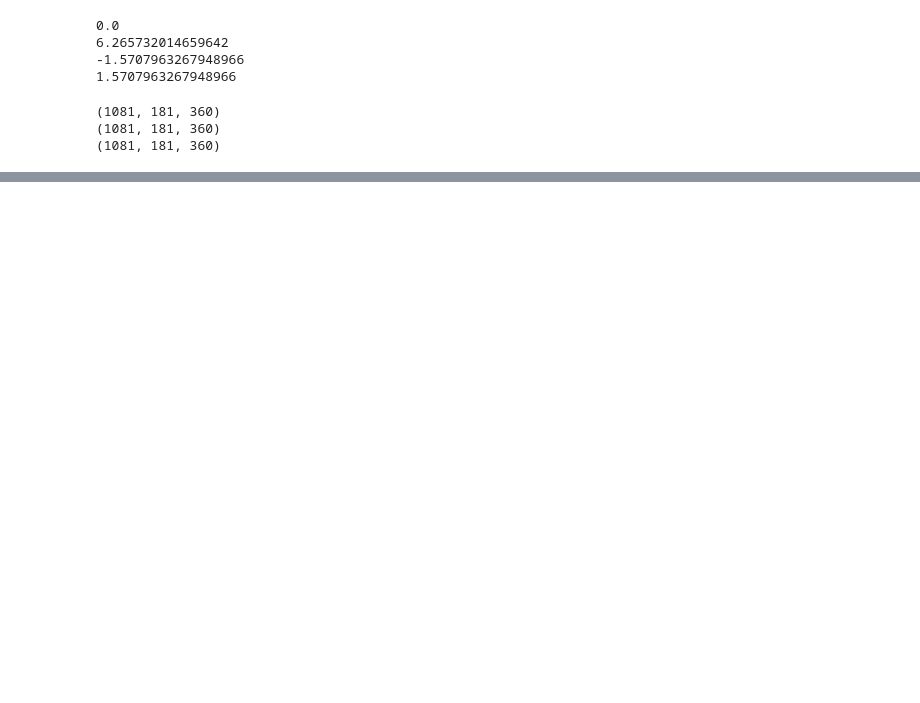
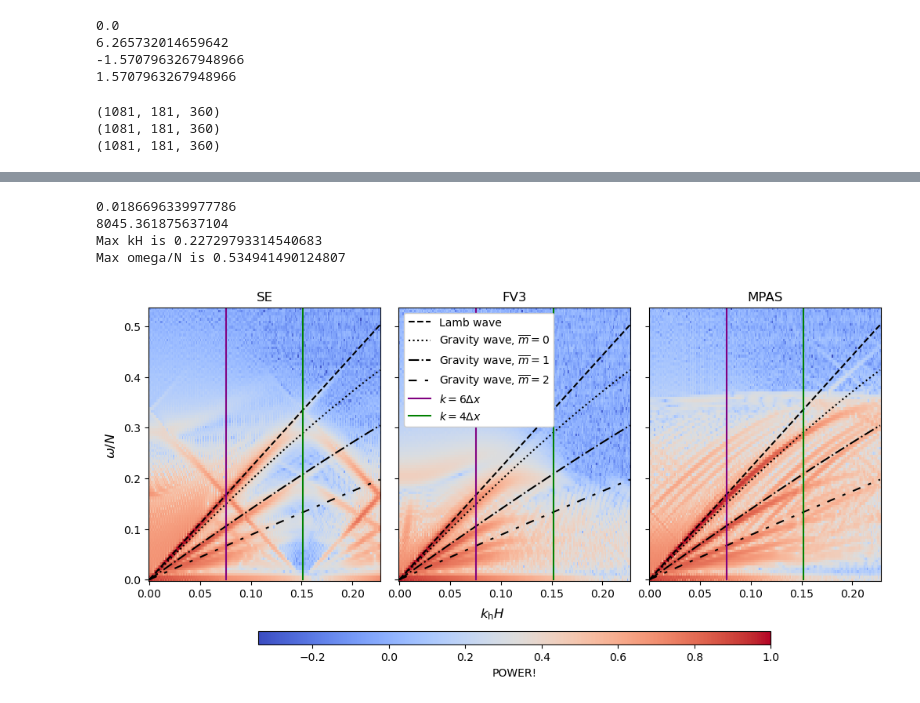
Before and after one commit to nick4cone/LambWavePaper, a Jupyter notebook: Analysis/wavenumber_frequency_plots.ipynb, the cells around one changed output, grey strips where cells are left out. Saved outputs shown, nothing was run; the diff lists cells and outputs as text; code cells hidden in the pictures; blank space fills up the shorter version.

```diff
--- a/Analysis/wavenumber_frequency_plots.ipynb
+++ b/Analysis/wavenumber_frequency_plots.ipynb
@@ -268,0 +308,58 @@ if save_the_fig:
+# %%
+# What about using a normalisation a la Vallis?
+
+print(N)
+print(H)
+
+fig, axes = plt.subplots(1,3, figsize=(10,5), constrained_layout=True, sharey=True)
+ax1, ax2, ax3 = axes
+plot1 = ax1.pcolormesh(K*H/1000, OMEGA/N, np.log(se_pow)/np.max(np.log(se_pow)), shading="nearest", cmap='coolwarm')
+plot2 = ax2.pcolormesh(K*H/1000, OMEGA/N, np.log(fv3_pow)/np.max(np.log(fv3_pow)), shading="nearest", cmap='coolwarm')
+plot3 = ax3.pcolormesh(K*H/1000, OMEGA/N, np.log(mpas_pow)/np.max(np.log(mpas_pow)), shading="nearest", cmap='coolwarm')
+
+
+ax1.set_title('SE')
+ax2.set_title('FV3')
+ax3.set_title('MPAS')
+
+# Add lines for expected
+ax1.plot(k_km_crop*H/1000, lamb_omega[k_inds]/N, label='Lamb wave', c='k', linestyle='--')
+ax1.plot(k_km_crop*H/1000, grav_m0_omega[k_inds]/N, label=r'Gravity wave, $\overline{m}=0$', c='k', linestyle=':')
+ax1.plot(k_km_crop*H/1000, grav_m1_omega[k_inds]/N, label=r'Gravity wave, $\overline{m}=1$',c='k', linestyle='-.')
+ax1.plot(k_km_crop*H/1000, grav_m2_omega[k_inds]/N, label=r'Gravity wave, $\overline{m}=2$',c='k', linestyle=(0, (5, 5, 2, 5)))
+ax1.plot(np.ones_like(omega_crop)*k_km_6dx*H/1000, omega_crop/N, c='purple')
+ax1.plot(np.ones_like(omega_crop)*k_km_4dx*H/1000, omega_crop/N, c='green')
+ax2.plot(k_km_crop*H/1000, lamb_omega[k_inds]/N, label='Lamb wave', c='k',linestyle='--')
+ax2.plot(k_km_crop*H/1000, grav_m0_omega[k_inds]/N, label=r'Gravity wave, $\overline{m}=0$',c='k', linestyle=':')
+ax2.plot(k_km_crop*H/1000, grav_m1_omega[k_inds]/N, label=r'Gravity wave, $\overline{m}=1$',c='k', linestyle='-.')
+ax2.plot(k_km_crop*H/1000, grav_m2_omega[k_inds]/N, label=r'Gravity wave, $\overline{m}=2$',c='k', linestyle=(0, (5, 5, 2, 5)))
+ax2.plot(np.ones_like(omega_crop)*k_km_6dx*H/1000, omega_crop/N, c='purple', label=r'$k=6\Delta x$')
+ax2.plot(np.ones_like(omega_crop)*k_km_4dx*H/1000, omega_crop/N, c='green', label=r'$k=4\Delta x$')
+ax3.plot(k_km_crop*H/1000, lamb_omega[k_inds]/N, label='Lamb wave', c='k',linestyle='--')
+ax3.plot(k_km_crop*H/1000, grav_m0_omega[k_inds]/N, label='Gravity wave, m=0',c='k', linestyle=':')
+ax3.plot(k_km_crop*H/1000, grav_m1_omega[k_inds]/N, label='Gravity wave, m=1',c='k', linestyle='-.')
+ax3.plot(k_km_crop*H/1000, grav_m2_omega[k_inds]/N, label='Gravity wave, m=2',c='k', linestyle=(0, (5, 5, 2, 5)))
+ax3.plot(np.ones_like(omega_crop)*k_km_6dx*H/1000, omega_crop/N, c='purple')
+ax3.plot(np.ones_like(omega_crop)*k_km_4dx*H/1000, omega_crop/N, c='green')
+ax2.legend(framealpha=1)
+
+cb = plt.colorbar(plot3, ax=axes, shrink=0.7, pad=0.1, aspect=40, location='bottom')
+cb.set_label(label=r"POWER!")
+
+fig.supxlabel(r'$k_{\text{h}} H$', y=0.15)
+fig.supylabel(r'$\omega / N$', y=0.6)
+
+print(f'Max kH is {np.max(k_km_crop*H/1000)}')
+print(f'Max omega/N is {np.max(omega_crop/N)}')
+
+if save_the_fig:
+    if case == 'p_pert':
+        plt.savefig(f'figures/p_pert_k_omega_normalised', bbox_inches='tight')
+    elif case == 'acid':
+        plt.savefig(f'figures/acid_k_omega_normalised', bbox_inches='tight')
+# %% [output]
+0.0186696339977786
+8045.361875637104
+Max kH is 0.22729793314540683
+Max omega/N is 0.534941490124807
+[figure, added]
```
Also changed, not shown: parts of 6 cells of this notebook, 1 other file.
